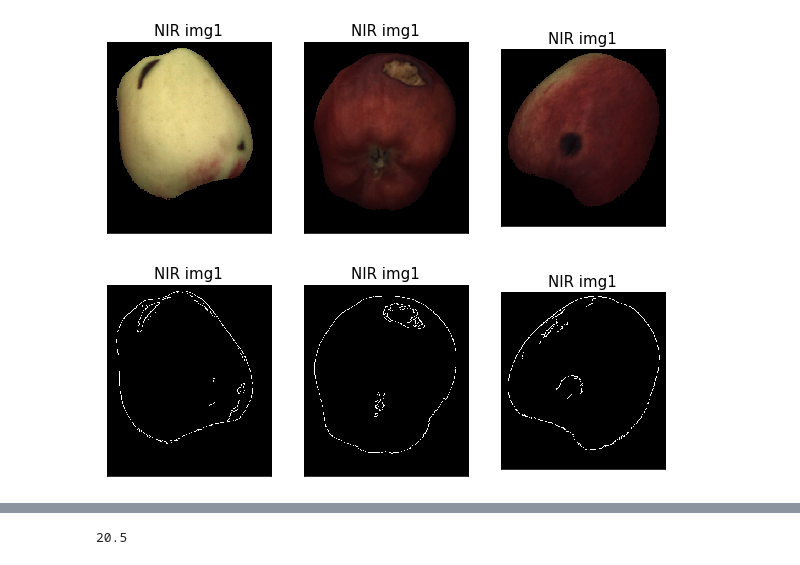
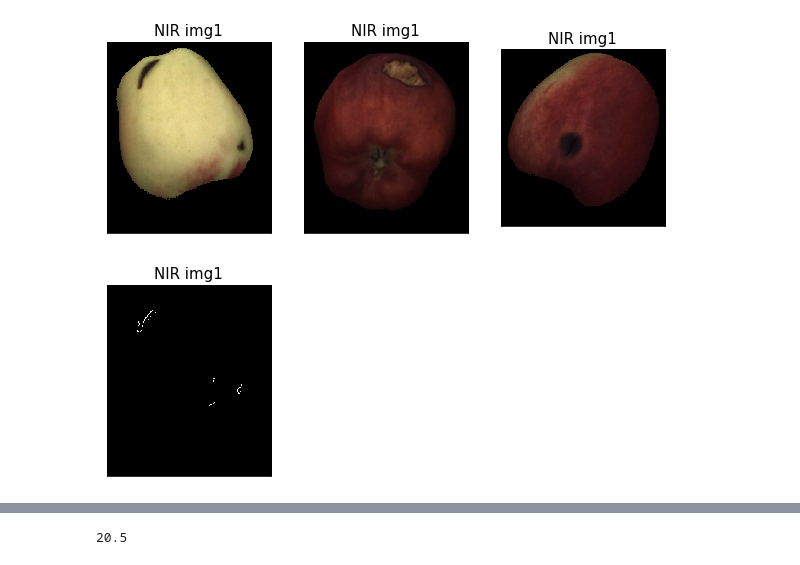
Before and after one commit to pptr3/fruit-inspection, a Jupyter notebook: Untitled.ipynb, the cells around one changed output, grey strips where cells are left out. Cells and saved outputs as stored; diff of their text form; code cells hidden in the pictures.

Commit message:
create function to remove edges

```diff
--- a/Untitled.ipynb
+++ b/Untitled.ipynb
@@ -118,30 +118,26 @@ plt.xticks([]), plt.yticks([])
 plt.show()
 # %% [output]
 [figure]
-# %%
-#Otsu's method
-th1, _ = cv.threshold(img1_gray, 0, 255, cv.THRESH_OTSU)
-th2, _ = cv.threshold(img2_gray, 0, 255, cv.THRESH_OTSU)
-th3, _ = cv.threshold(img3_gray, 0, 255, cv.THRESH_OTSU)
-
-#Canny's detector
-canny1 = cv.Canny(original_color_img_with_mask1, th1 / 2, th1)
-canny2 = cv.Canny(original_color_img_with_mask2, th2 / 2, th2)
-canny3 = cv.Canny(original_color_img_with_mask3, th3 / 2, th3)
+# %%
+def remove_edges(img_gray, original_color_img_with_mask, mask):
+    th, _ = cv.threshold(img_gray, 0, 255, cv.THRESH_OTSU)
+    canny = cv.Canny(original_color_img_with_mask, th / 2, th)
+    #Erosion
+    kernel = np.ones((17, 17), np.uint8)
+    eroded_mask = cv.erode(mask, kernel, iterations = 2)
+    wa = canny1.copy()
+    for i in range(eroded_mask.shape[0]):
+        for j in range(eroded_mask.shape[1]):
+            if eroded_mask[i, j] == 0:
+                wa[i, j] = 0
+    return wa
+# %%
+imggg = remove_edges(img1_gray, original_color_img_with_mask1, mask1)
 # %%
 plt.figure(figsize=(10,10))
 plt.subplot(2,3,1)
-plt.imshow(canny1, cmap='gray', vmin=0, vmax=255)
+plt.imshow(imggg, cmap='gray', vmin=0, vmax=255);
 plt.title("NIR img1", fontsize = 15)
-plt.xticks([]), plt.yticks([])
-plt.subplot(2,3,2)
-plt.imshow(canny2, cmap='gray', vmin=0, vmax=255)
-plt.title("NIR img1", fontsize = 15)
-plt.xticks([]), plt.yticks([])
-plt.subplot(2,3,3)
-plt.imshow(canny3, cmap='gray', vmin=0, vmax=255)
-plt.title("NIR img1", fontsize = 15)
-plt.xticks([]), plt.yticks([])
-plt.show()
+plt.xticks([]), plt.yticks([]);
 # %% [output]
-[figure, old version]
+[figure, new version]
```
Also changed, not shown: parts of 10 cells of this notebook.
